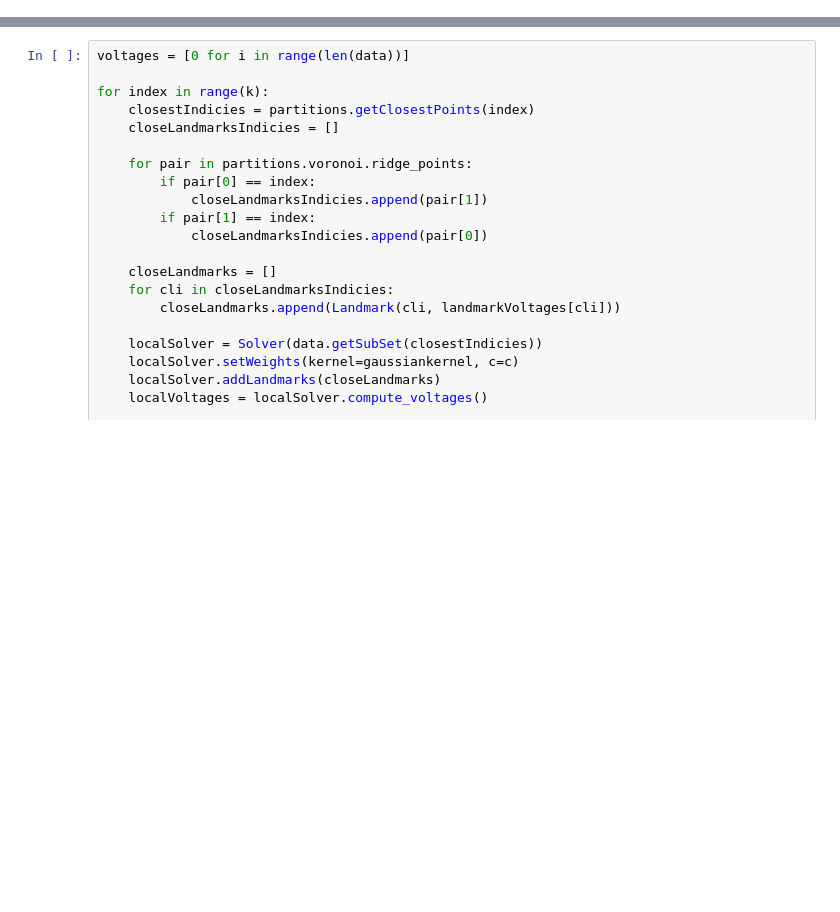
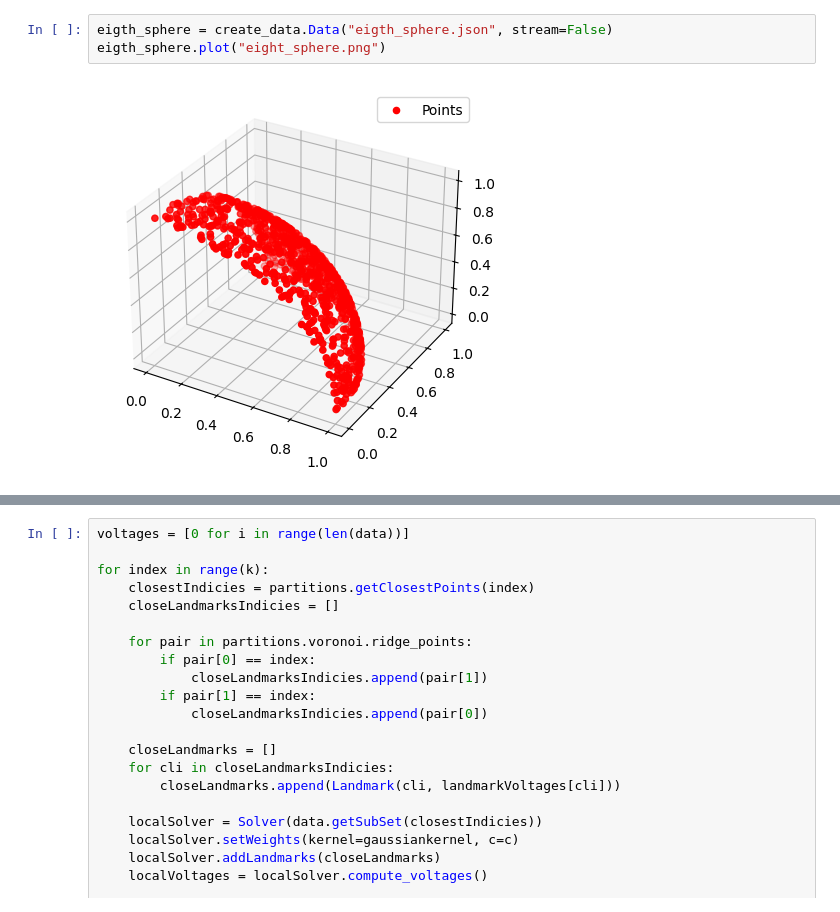
Before and after one commit to IceGawd/VoltageDimentionalReduction, a Jupyter notebook: VoltageDimentionReduction.ipynb, the cells around one changed output, grey strips where cells are left out. Drawn from its saved outputs; the diff is of its cells as text; blank space fills up the shorter version.

```diff
--- a/VoltageDimentionReduction.ipynb
+++ b/VoltageDimentionReduction.ipynb
@@ -11,3 +19,8 @@ importlib.reload(voltage)
+# %%
+eigth_sphere = create_data.Data("eigth_sphere.json", stream=False)
+eigth_sphere.plot("eight_sphere.png")
+# %% [output]
+[figure, added]
 # %%
 square_data = create_data.Data("square_fill.json", stream=False)
 square_data.plot()
```
Also changed, not shown: parts of 12 cells of this notebook, 18 other files.
